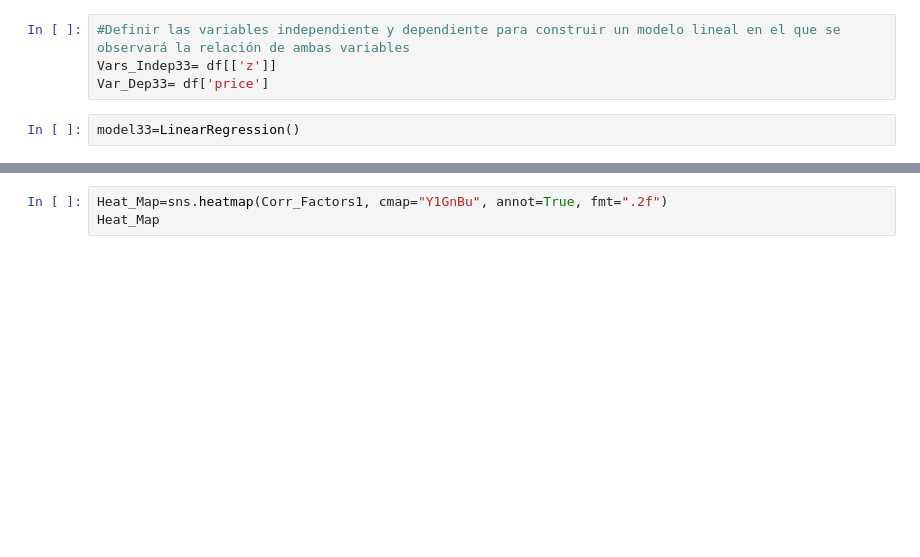
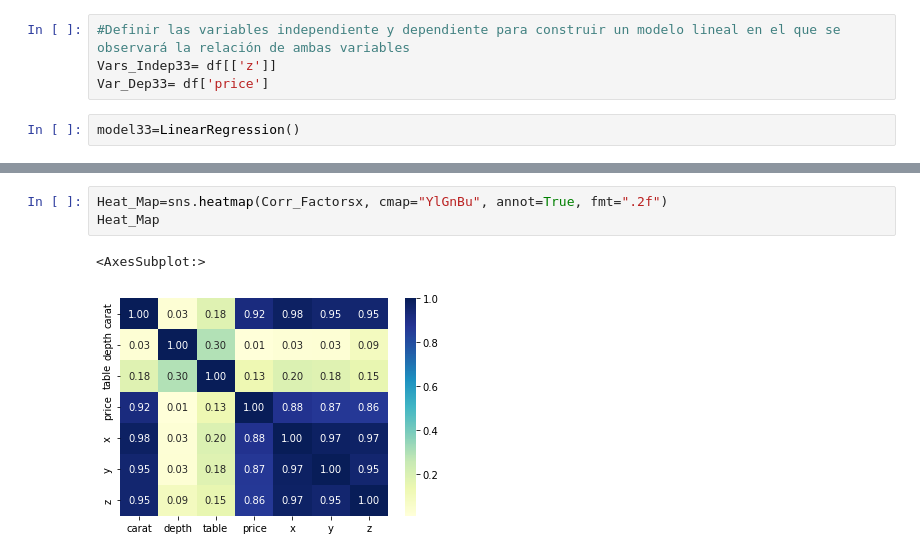
Before and after one commit to gabycantu/tarea1, a Jupyter notebook: tarea1.ipynb, the cells around one changed output, grey strips where cells are left out. Drawn from its saved outputs; the diff is of its cells as text; blank space fills up the shorter version.

```diff
--- a/tarea1.ipynb
+++ b/tarea1.ipynb
@@ -259,3 +790,6 @@ Heat_Map
 # %%
-Heat_Map=sns.heatmap(Corr_Factors1, cmap="Y1GnBu", annot=True, fmt=".2f")
+Heat_Map=sns.heatmap(Corr_Factorsx, cmap="YlGnBu", annot=True, fmt=".2f")
 Heat_Map
+# %% [output]
+<AxesSubplot:>
+[figure, added]
```
Also changed, not shown: parts of 63 cells of this notebook.
